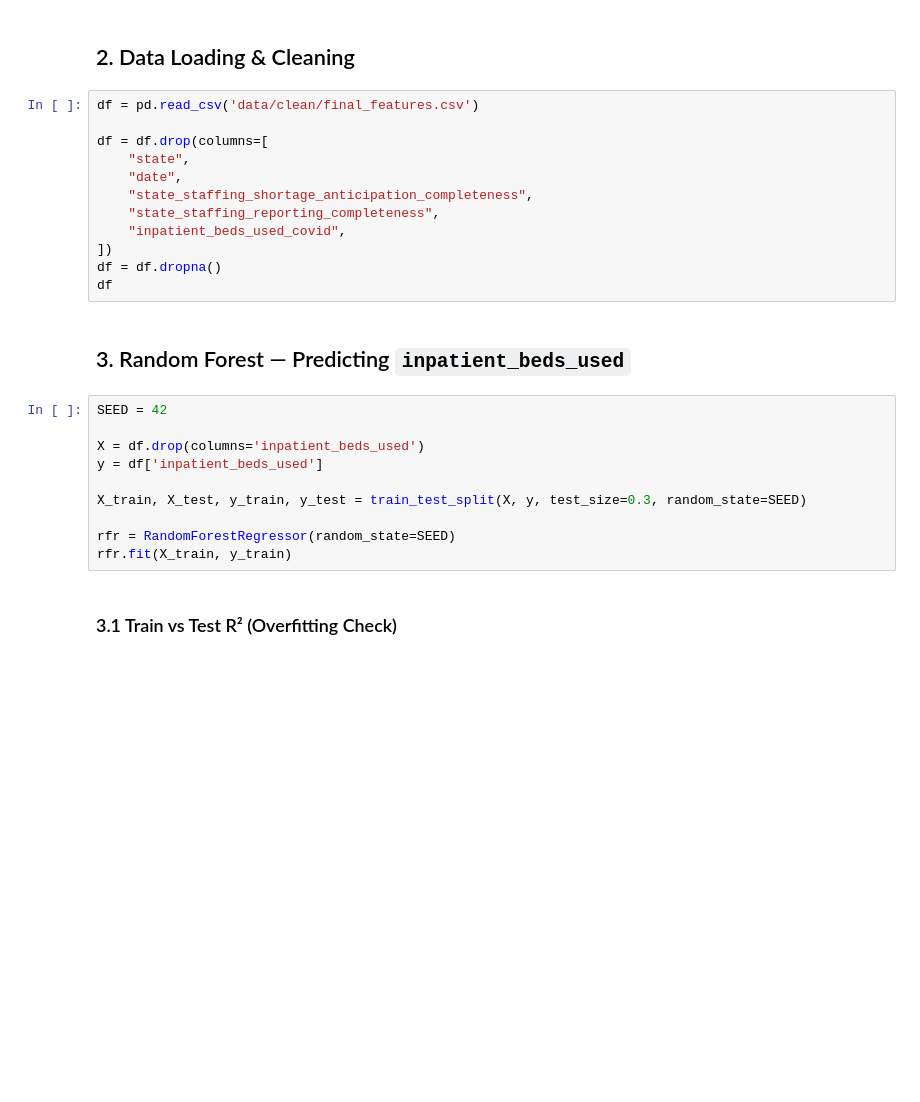
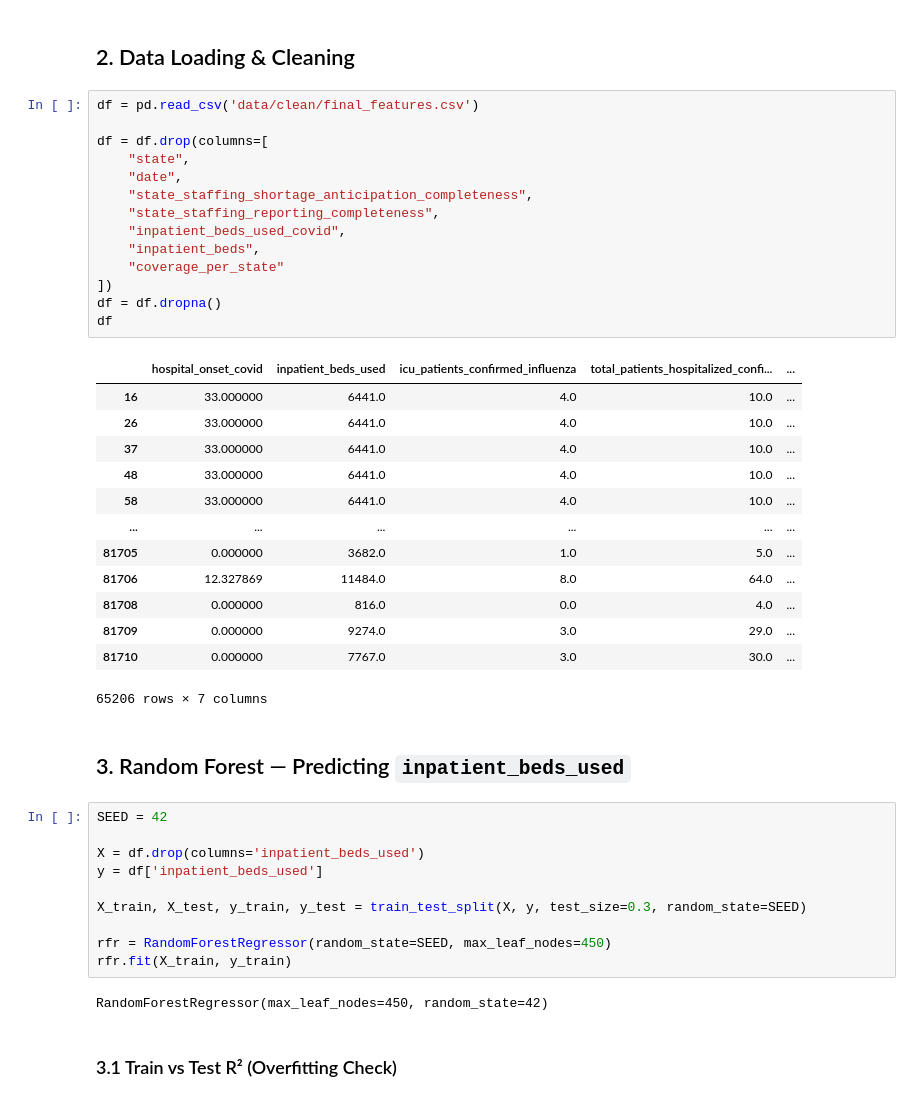
Before and after one commit to dsagher/CSE_881_Final_Project, a Jupyter notebook: sandbox_dan.ipynb, the cells around one changed output. Drawn from its saved outputs; the diff is of its cells as text; blank space fills up the shorter version.

```diff
--- a/sandbox_dan.ipynb
+++ b/sandbox_dan.ipynb
@@ -14,15 +14,31 @@ pd.set_option("display.max_columns", 1000)
 # %%
 df = pd.read_csv('data/clean/final_features.csv')
 
 df = df.drop(columns=[
     "state",
     "date",
     "state_staffing_shortage_anticipation_completeness",
     "state_staffing_reporting_completeness",
     "inpatient_beds_used_covid",
+    "inpatient_beds",
+    "coverage_per_state"
 ])
 df = df.dropna()
 df
+# %% [output]
+|  | hospital_onset_covid | inpatient_beds_used | icu_patients_confirmed_influenza | total_patients_hospitalized_confi... | ... |
+| 16 | 33.000000 | 6441.0 | 4.0 | 10.0 | ... |
+| 26 | 33.000000 | 6441.0 | 4.0 | 10.0 | ... |
+| 37 | 33.000000 | 6441.0 | 4.0 | 10.0 | ... |
+| 48 | 33.000000 | 6441.0 | 4.0 | 10.0 | ... |
+| 58 | 33.000000 | 6441.0 | 4.0 | 10.0 | ... |
+| ... | ... | ... | ... | ... | ... |
+| 81705 | 0.000000 | 3682.0 | 1.0 | 5.0 | ... |
+| 81706 | 12.327869 | 11484.0 | 8.0 | 64.0 | ... |
+| 81708 | 0.000000 | 816.0 | 0.0 | 4.0 | ... |
+| 81709 | 0.000000 | 9274.0 | 3.0 | 29.0 | ... |
+| 81710 | 0.000000 | 7767.0 | 3.0 | 30.0 | ... |
+65206 rows × 7 columns
 # %% [markdown]
 ## 3. Random Forest — Predicting `inpatient_beds_used`
 # %%
@@ -33,8 +49,10 @@ y = df['inpatient_beds_used']
 
 X_train, X_test, y_train, y_test = train_test_split(X, y, test_size=0.3, random_state=SEED)
 
-rfr = RandomForestRegressor(random_state=SEED)
+rfr = RandomForestRegressor(random_state=SEED, max_leaf_nodes=450)
 rfr.fit(X_train, y_train)
+# %% [output]
+RandomForestRegressor(max_leaf_nodes=450, random_state=42)
 # %% [markdown]
 ### 3.1 Train vs Test R² (Overfitting Check)
 # %%
```
Also changed, not shown: parts of 3 cells of this notebook, 1 other file.
